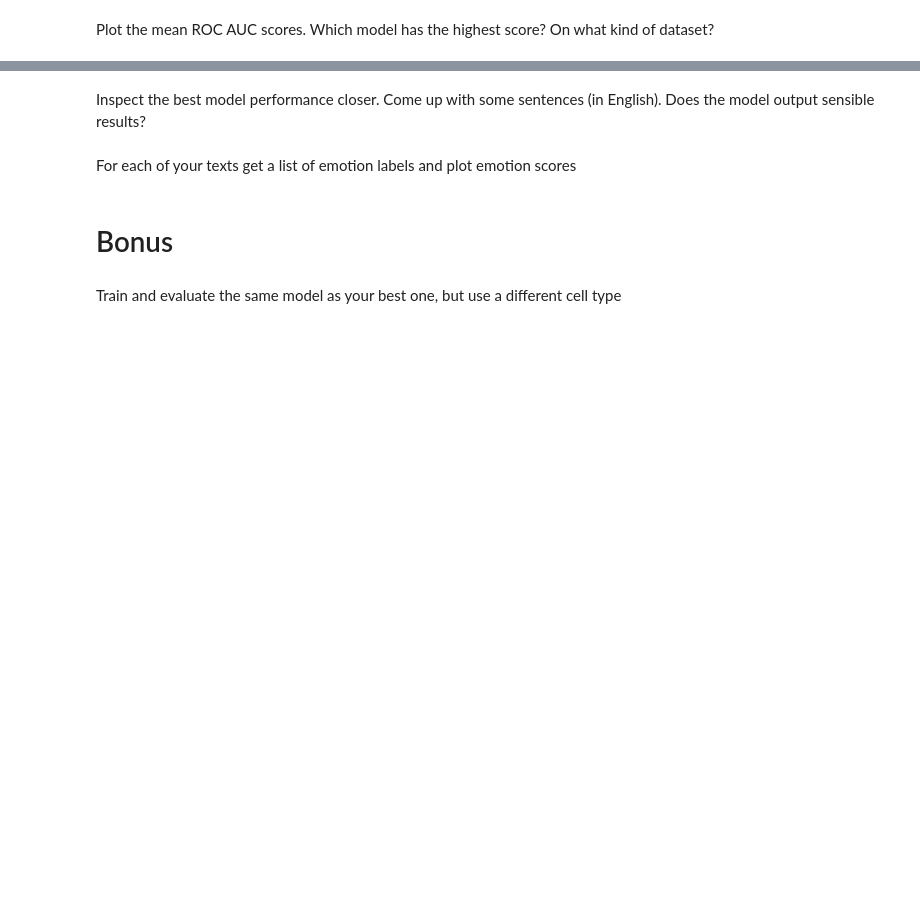
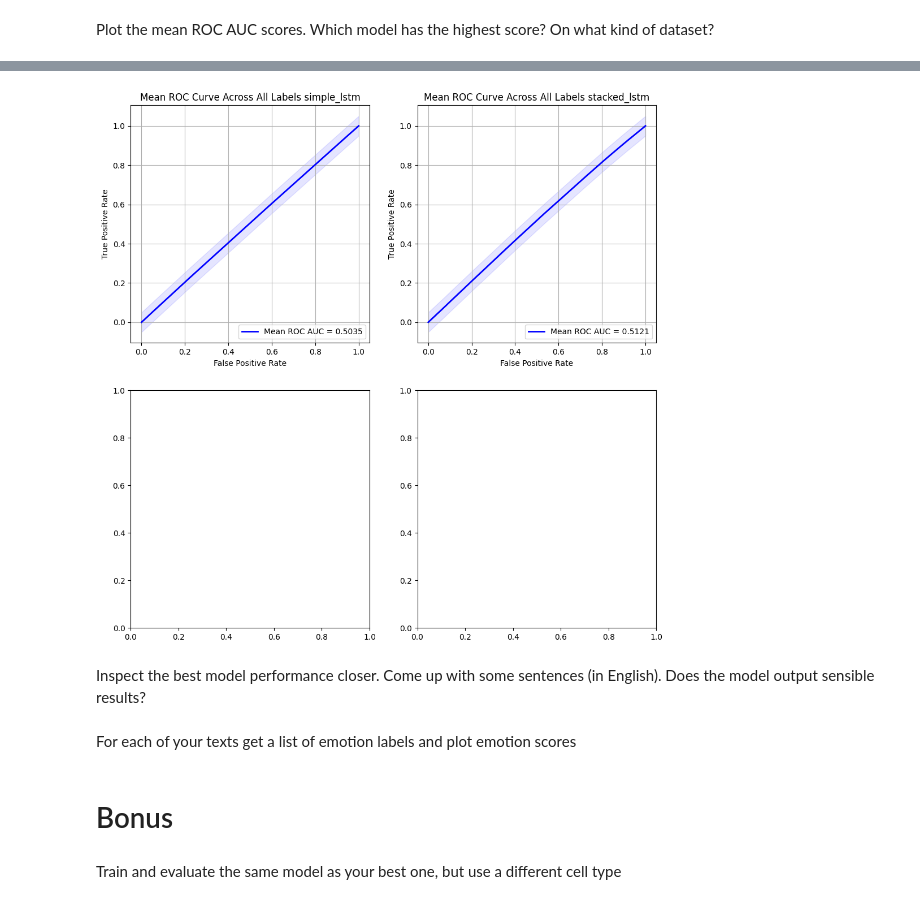
Before and after one commit to timohavdk/sequence_classification, a Jupyter notebook: rnn.ipynb, the cells around one changed output, grey strips where cells are left out. Cells and saved outputs as stored; diff of their text form; code cells hidden in the pictures; blank space fills up the shorter version.

```diff
--- a/rnn.ipynb
+++ b/rnn.ipynb
@@ -329,0 +439,9 @@ Plot the mean ROC AUC scores. Which model has the highest score? On what kind of
+# %%
+figure, ax = plt.subplots(2, 2, figsize=(12, 12))
+axes = [ax[0, 0], ax[0, 1], ax[1, 0], ax[1, 1]];
+
+for i in range(0, len(models)):
+    score = plot_mean_roc_auc(X_test, y_test, models[i], axes[i])
+
+    print(score)
+# %% [output]
@@ -330,3 +452,4 @@ Plot the mean ROC AUC scores. Which model has the highest score? On what kind of
+[figure, added]
 # %% [markdown]
 Inspect the best model performance closer. Come up with some sentences (in English). Does the model output sensible results?
 # %%
```
Also changed, not shown: parts of 23 cells of this notebook, 55 other files.
